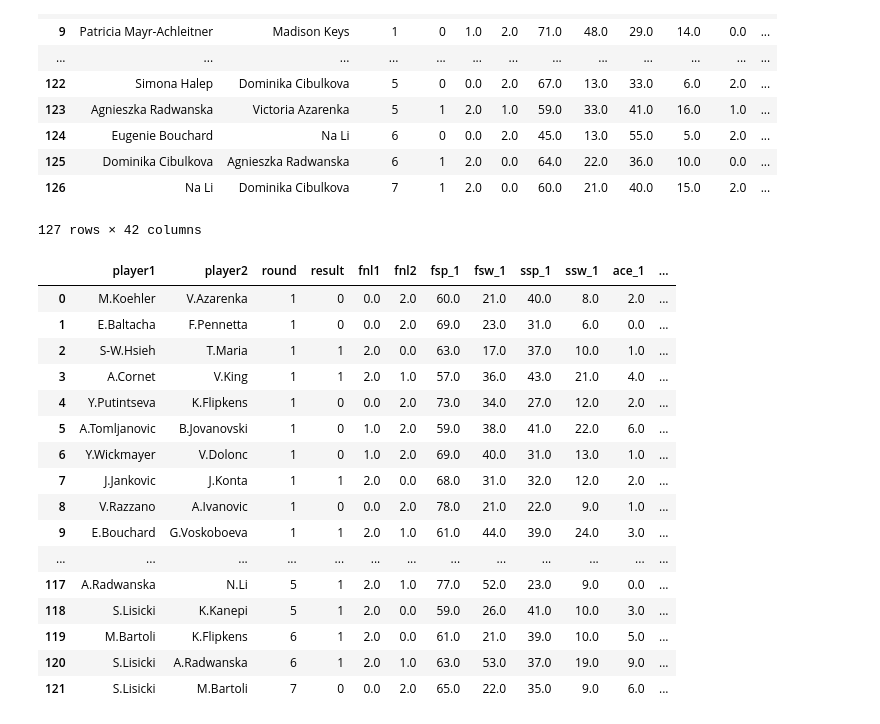
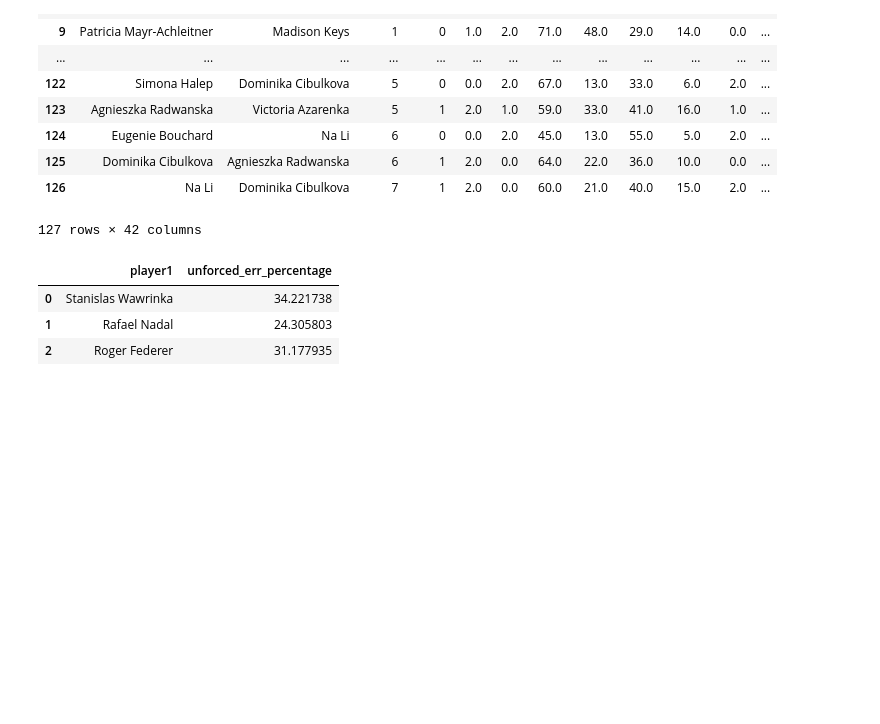
Before and after one commit to luketibbott/SQL, a Jupyter notebook: challenge-4.ipynb, the cells around one changed output. Drawn from its saved outputs; the diff is of its cells as text; code cells hidden in the pictures; blank space fills up the shorter version.

```diff
--- a/challenge-4.ipynb
+++ b/challenge-4.ipynb
@@ -3,7 +3,7 @@ import pandas as pd
 # %%
 from sshtunnel import SSHTunnelForwarder
 
-AWS_IP_ADDRESS = '54.70.26.75'
+AWS_IP_ADDRESS = '54.185.236.146'
 AWS_USERNAME = 'luke'
 SSH_KEY_PATH = '/users/luketibbott/.ssh/id_rsa'
 
@@ -999,93 +798,97 @@ pd.read_sql_query('''
                     ON t15.player = t16.player
                     ORDER BY 2 DESC),
 
-                    lady_wins AS (SELECT RIGHT(al.coalesce, CHAR_LENGTH(al.coalesce) - POSITION(' ' IN al.coalesce)), al.tot_wins
+                    lady_wins AS (SELECT DISTINCT al.coalesce,
+                        RIGHT(al.coalesce, CHAR_LENGTH(al.coalesce) - POSITION(' ' IN al.coalesce)), al.tot_wins
                     FROM aus_ladies_wins al
                     UNION
-                    SELECT RIGHT(fl.coalesce, CHAR_LENGTH(fl.coalesce) - POSITION(' ' IN fl.coalesce)), fl.tot_wins
+                    SELECT DISTINCT fl.coalesce,
+                        RIGHT(fl.coalesce, CHAR_LENGTH(fl.coalesce) - POSITION(' ' IN fl.coalesce)), fl.tot_wins
                     FROM french_ladies_wins fl
                     UNION
-                    SELECT RIGHT(ul.coalesce, CHAR_LENGTH(ul.coalesce) - POSITION(' ' IN ul.coalesce)), ul.tot_wins
+                    SELECT DISTINCT ul.coalesce,
+                        RIGHT(ul.coalesce, CHAR_LENGTH(ul.coalesce) - POSITION(' ' IN ul.coalesce)), ul.tot_wins
                     FROM us_ladies_wins ul
                     UNION
-                    SELECT RIGHT(wl.coalesce, CHAR_LENGTH(wl.coalesce) - POSITION('.' IN wl.coalesce)), wl.tot_wins
+                    SELECT DISTINCT wl.coalesce,
+                        RIGHT(wl.coalesce, CHAR_LENGTH(wl.coalesce) - POSITION('.' IN wl.coalesce)), wl.tot_wins
                     FROM wimb_ladies_wins wl),
 
-                    men_wins AS (SELECT
+                    men_wins AS (SELECT am.coalesce,
                     RIGHT(am.coalesce, CHAR_LENGTH(am.coalesce) - POSITION(' ' IN am.coalesce)), am.tot_wins
                     FROM aus_men_wins am
                     UNION
-                    SELECT
+                    SELECT fm.coalesce,
                         RIGHT(fm.coalesce, CHAR_LENGTH(fm.coalesce) - POSITION(' ' IN fm.coalesce)), fm.tot_wins
                     FROM french_men_wins fm
                     UNION
-                    SELECT
+                    SELECT um.coalesce,
                         RIGHT(um.coalesce, CHAR_LENGTH(um.coalesce) - POSITION(' ' IN um.coalesce)), um.tot_wins
                     FROM us_men_wins um
                     UNION
-                    SELECT
+                    SELECT wm.coalesce,
                         RIGHT(wm.coalesce, CHAR_LENGTH(wm.coalesce) - POSITION('.' IN wm.coalesce)), wm.tot_wins
                     FROM wimb_men_wins wm),
 
-                    top_women AS (SELECT lady_wins.right AS player, SUM(lady_wins.tot_wins) AS tot_wins
+                    top_women AS (SELECT lady_wins.coalesce AS player, SUM(lady_wins.tot_wins) AS tot_wins
                     FROM lady_wins
                     GROUP BY 1
                     ORDER BY 2 DESC),
 
-                    top_men AS (SELECT men_wins.right AS player, SUM(men_wins.tot_wins) AS tot_wins
+                    top_men AS (SELECT men_wins.coalesce AS player, SUM(men_wins.tot_wins) AS tot_wins
                     FROM men_wins
                     GROUP BY 1
                     ORDER BY 2 DESC),
 
                     top_all AS (SELECT *
                     FROM top_men
                     UNION
                     SELECT *
                     FROM top_women),
 
                     top_3 AS (SELECT ta.player, ta.tot_wins
                     FROM top_all ta
                     ORDER BY 2 DESC
                     LIMIT 3),
 
                     stats AS (SELECT player1, player2, ufe_1, ufe_2, tpw_1, tpw_2
-                        FROM aus_ladies_2013
+                        FROM aus_men_2013
                         UNION
                         SELECT player1, player2, ufe_1, ufe_2, tpw_1, tpw_2
-                        FROM french_ladies_2013
-                        UNION
-                        SELECT player1, player2, ufe_1, ufe_2, tpw_1, tpw_2
-                        FROM us_ladies_2013
-                        UNION
-                        SELECT player1, player2, ufe_1, ufe_2, tpw_1, tpw_2
-                        FROM wimbledon_ladies_2013)
+                        FROM french_men_2013),
 
+                    /*SELECT *
+                    FROM stats s
+                    JOIN top_3
+                    ON
+                    RIGHT(s.player1, CHAR_LENGTH(s.player1) - POSITION(' ' IN s.player1)) = top_3.player
+                    OR RIGHT(s.player2, CHAR_LENGTH(s.player2) - POSITION(' ' IN s.player2)) = top_3.player; */
+
+                    unforced_err_as_p1 AS (
+                        SELECT s.player1, (CAST(s.ufe_1 AS DECIMAL) / CAST(s.tpw_1 AS DECIMAL)) ufep
+                        FROM top_3
+                        JOIN stats s
+                        ON s.player1 = top_3.player),
+
+                    unforced_err_as_p2 AS (
+                        SELECT top_3.player, (CAST(s.ufe_2 AS DECIMAL) / CAST(s.tpw_2 AS DECIMAL)) ufep
+                        FROM top_3
+                        JOIN stats s
+                        ON s.player2 = top_3.player
+                        ),
+
+                    unforced_err_all AS (SELECT *
+                    FROM unforced_err_as_p1
+                    UNION
                     SELECT *
-                        FROM wimbledon_ladies_2013
+                    FROM unforced_err_as_p2)
 
-                   /* SELECT *
-                    FROM stat1
-                    JOIN stat2
-                    JOIN top_3
-                    ON top_3.player = RIGHT()*/
-
-                    ;
+                    SELECT player1, AVG(ufep)*100 AS unforced_err_percentage
+                    FROM unforced_err_all
+                    GROUP BY 1;
                   ''', cnx)
 # %% [output]
-|  | player1 | player2 | round | result | fnl1 | fnl2 | fsp_1 | fsw_1 | ssp_1 | ssw_1 | ace_1 | ... |
-| 0 | M.Koehler | V.Azarenka | 1 | 0 | 0.0 | 2.0 | 60.0 | 21.0 | 40.0 | 8.0 | 2.0 | ... |
-| 1 | E.Baltacha | F.Pennetta | 1 | 0 | 0.0 | 2.0 | 69.0 | 23.0 | 31.0 | 6.0 | 0.0 | ... |
-| 2 | S-W.Hsieh | T.Maria | 1 | 1 | 2.0 | 0.0 | 63.0 | 17.0 | 37.0 | 10.0 | 1.0 | ... |
-| 3 | A.Cornet | V.King | 1 | 1 | 2.0 | 1.0 | 57.0 | 36.0 | 43.0 | 21.0 | 4.0 | ... |
-| 4 | Y.Putintseva | K.Flipkens | 1 | 0 | 0.0 | 2.0 | 73.0 | 34.0 | 27.0 | 12.0 | 2.0 | ... |
-| 5 | A.Tomljanovic | B.Jovanovski | 1 | 0 | 1.0 | 2.0 | 59.0 | 38.0 | 41.0 | 22.0 | 6.0 | ... |
-| 6 | Y.Wickmayer | V.Dolonc | 1 | 0 | 1.0 | 2.0 | 69.0 | 40.0 | 31.0 | 13.0 | 1.0 | ... |
-| 7 | J.Jankovic | J.Konta | 1 | 1 | 2.0 | 0.0 | 68.0 | 31.0 | 32.0 | 12.0 | 2.0 | ... |
-| 8 | V.Razzano | A.Ivanovic | 1 | 0 | 0.0 | 2.0 | 78.0 | 21.0 | 22.0 | 9.0 | 1.0 | ... |
-| 9 | E.Bouchard | G.Voskoboeva | 1 | 1 | 2.0 | 1.0 | 61.0 | 44.0 | 39.0 | 24.0 | 3.0 | ... |
-| ... | ... | ... | ... | ... | ... | ... | ... | ... | ... | ... | ... | ... |
-| 117 | A.Radwanska | N.Li | 5 | 1 | 2.0 | 1.0 | 77.0 | 52.0 | 23.0 | 9.0 | 0.0 | ... |
-| 118 | S.Lisicki | K.Kanepi | 5 | 1 | 2.0 | 0.0 | 59.0 | 26.0 | 41.0 | 10.0 | 3.0 | ... |
-| 119 | M.Bartoli | K.Flipkens | 6 | 1 | 2.0 | 0.0 | 61.0 | 21.0 | 39.0 | 10.0 | 5.0 | ... |
-| 120 | S.Lisicki | A.Radwanska | 6 | 1 | 2.0 | 1.0 | 63.0 | 53.0 | 37.0 | 19.0 | 9.0 | ... |
-| 121 | S.Lisicki | M.Bartoli | 7 | 0 | 0.0 | 2.0 | 65.0 | 22.0 | 35.0 | 9.0 | 6.0 | ... |
+|  | player1 | unforced_err_percentage |
+| 0 | Stanislas Wawrinka | 34.221738 |
+| 1 | Rafael Nadal | 24.305803 |
+| 2 | Roger Federer | 31.177935 |
```
Also changed, not shown: parts of 5 cells of this notebook.
